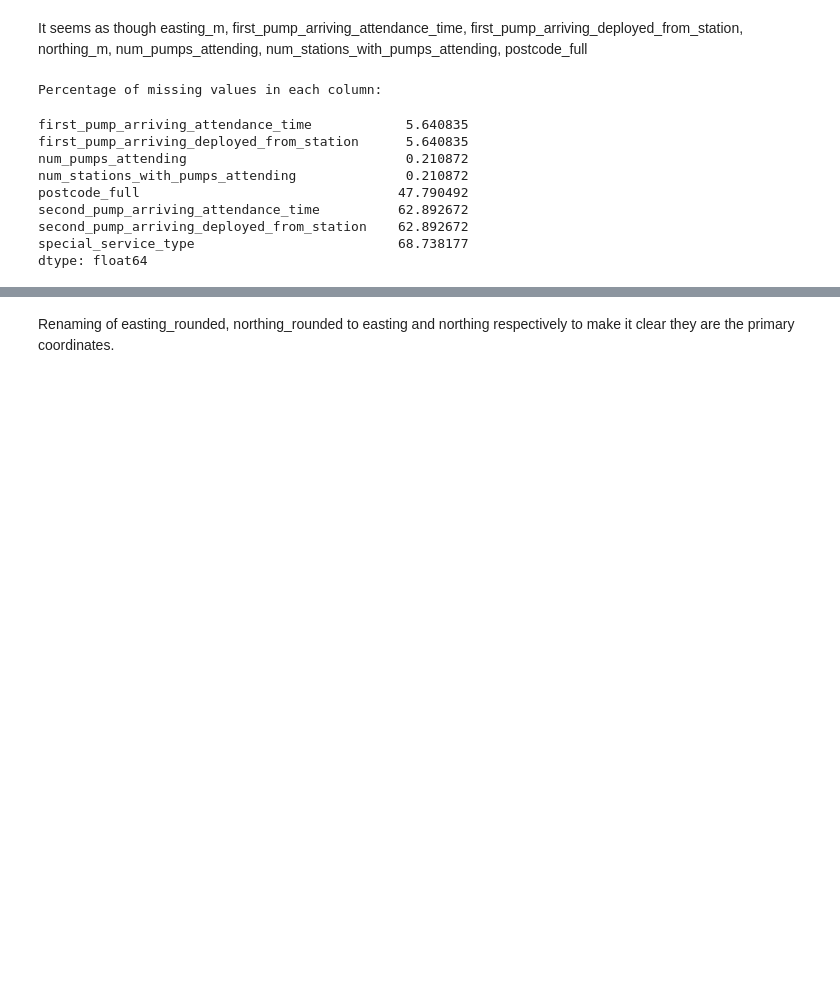
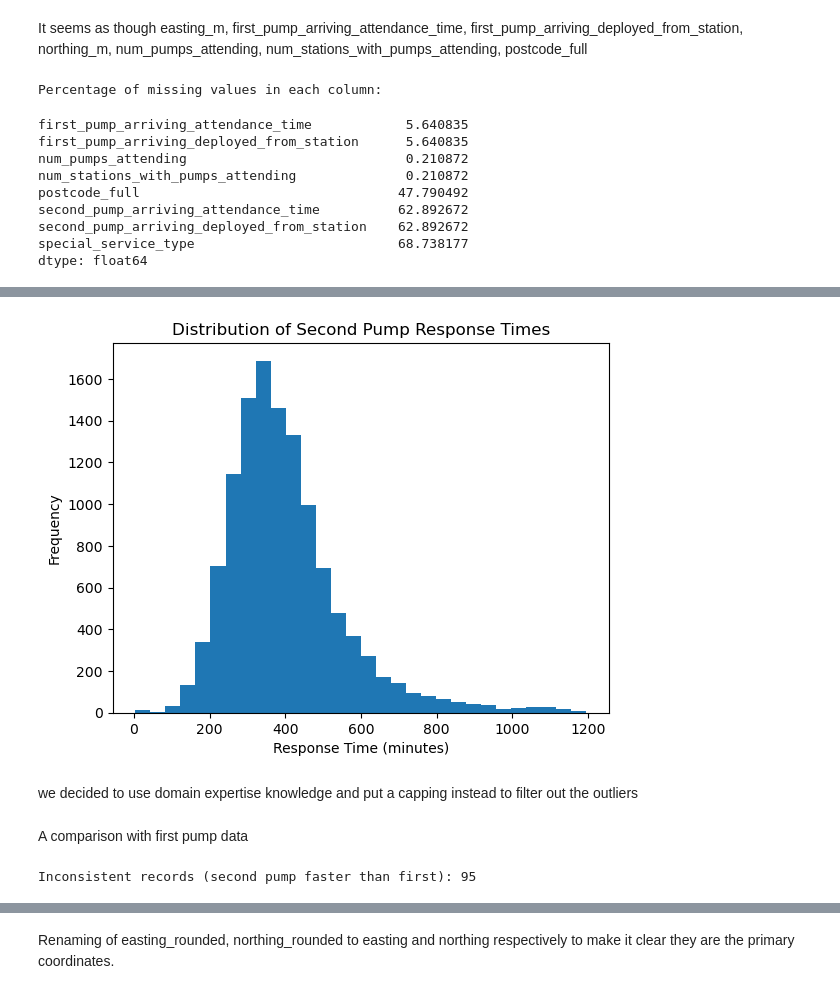
Before and after one commit to iamjacob97/FireBrigadeDSML, a Jupyter notebook: DSML_DIANA.ipynb, the cells around one changed output, grey strips where cells are left out. Cells and saved outputs as stored; diff of their text form; code cells hidden in the pictures; blank space fills up the shorter version.

Commit message:
Data preprocessing

```diff
--- a/DSML_DIANA.ipynb
+++ b/DSML_DIANA.ipynb
@@ -189,0 +198,23 @@ df['second_pump_deployed'] = df['second_pump_arriving_attendance_time'].notna().
+# %%
+#check for outliers
+
+plt.hist(df['second_pump_arriving_attendance_time'].dropna(), bins=30)
+plt.title("Distribution of Second Pump Response Times")
+plt.xlabel("Response Time (minutes)")
+plt.ylabel("Frequency")
+plt.show()
+# %% [output]
+[figure, added]
+# %% [markdown]
+we decided to use domain expertise knowledge and put a capping instead to filter out the outliers
+# %% [markdown]
+A comparison with first pump data
+# %%
+
+valid_mask = df['first_pump_arriving_attendance_time'].notnull() & df['second_pump_arriving_attendance_time'].notnull()
+
+#Check if any second pump times are less than the first pump times
+inconsistent = df[valid_mask & (df['second_pump_arriving_attendance_time'] < df['first_pump_arriving_attendance_time'])]
+print("Inconsistent records (second pump faster than first):", inconsistent.shape[0])
+# %% [output]
+Inconsistent records (second pump faster than first): 95
```
Also changed, not shown: parts of 19 cells of this notebook.
